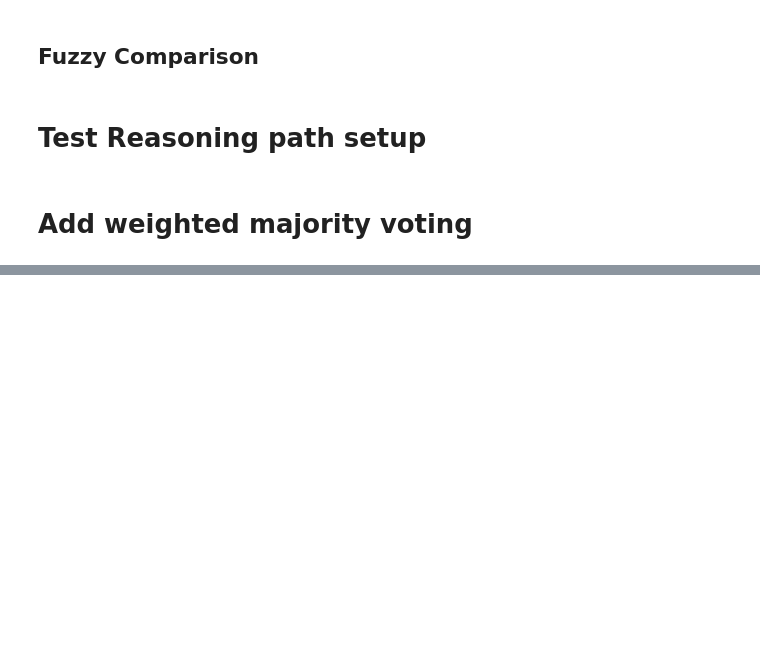
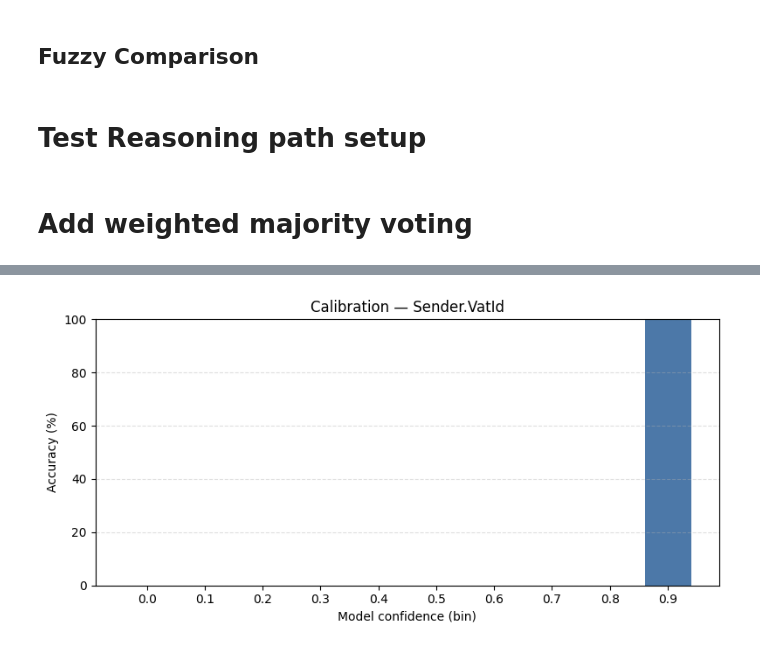
Before and after one commit to blumatix/bludelta-confidence-scores, a Jupyter notebook: Code/LLM-as-a-judge.ipynb, the cells around one changed output, grey strips where cells are left out. Drawn from its saved outputs; the diff is of its cells as text; code cells hidden in the pictures; blank space fills up the shorter version.

```diff
--- a/Code/LLM-as-a-judge.ipynb
+++ b/Code/LLM-as-a-judge.ipynb
@@ -610,0 +615,90 @@ results = await run_invoices_in_folder("../Documents", n_paths=3, max_files=2)
+# %%
+# Calibration plots: confidence bins (x) vs accuracy % (y), one chart per field
+import json
+import math
+from pathlib import Path
+from collections import defaultdict
+
+import matplotlib.pyplot as plt
+
+def _bin_index(c: float) -> int:
+    if c is None:
+        return None
+    c = max(0.0, min(1.0, float(c)))
+    return min(9, int(math.floor(c * 10.0)))
+
+def plot_calibration_for_run(run_dir: str | Path):
+    run_dir = Path(run_dir)
+    assert run_dir.is_dir(), f"Not a directory: {run_dir}"
+
+    # Find all consensus.json under this run (subfolders by ID)
+    consensus_files = sorted(run_dir.glob("*/consensus.json"))
+    assert consensus_files, f"No consensus.json files under {run_dir}"
+
+    # stats[field][bin] -> {"correct": int, "total": int}
+    stats = defaultdict(lambda: defaultdict(lambda: {"correct": 0, "total": 0}))
+
+    for cf in consensus_files:
+        data = json.loads(cf.read_text(encoding="utf-8"))
+        input_path = data.get("input_path")
+        final_answer = data.get("final_answer", {}) or {}
+
+        # Extract plain answer dict and per-field confidence
+        answer_values = {}
+        per_field_conf = {}
+        for field, entry in final_answer.items():
+            if isinstance(entry, dict) and "value" in entry:
+                answer_values[field] = entry.get("value")
+                per_field_conf[field] = entry.get("avg_confidence")
+            else:
+                # Fallback if structure differs
+                answer_values[field] = entry
+                per_field_conf[field] = None
+
+        # Evaluate against ground truth
+        evaluation = compare_with_ground_truth(answer_values, input_path)
+        per_field_eval = evaluation.get("per_field", {})
+
+        for field, triple in per_field_eval.items():
+            try:
+                is_match = bool(triple[0])
+            except Exception:
+                continue
+            conf = per_field_conf.get(field)
+            b = _bin_index(conf)
+            if b is None:
+                continue
+            stats[field][b]["total"] += 1
+            stats[field][b]["correct"] += 1 if is_match else 0
+
+    # Create one bar chart per field
+    for field, bin_counts in stats.items():
+        bins = list(range(10))
+        acc_pct = []
+        for b in bins:
+            c = bin_counts.get(b, {"correct": 0, "total": 0})
+            if c["total"] > 0:
+                acc = 100.0 * c["correct"] / c["total"]
+            else:
+                acc = 0.0
+            acc_pct.append(acc)
+
+        plt.figure(figsize=(8, 4))
+        plt.bar([f"{b/10:.1f}" for b in bins], acc_pct, color="#4C78A8")
+        plt.ylim(0, 100)
+        plt.xlabel("Model confidence (bin)")
+        plt.ylabel("Accuracy (%)")
+        plt.title(f"Calibration — {field}")
+        plt.grid(axis="y", linestyle="--", alpha=0.4)
+
+        # Save next to the run directory
+        out_path = run_dir / f"calibration_{field.replace('.', '_')}.png"
+        plt.tight_layout()
+        plt.savefig(out_path, dpi=150)
+        plt.show()
+        print(f"Saved: {out_path}")
+
+# Example:
+plot_calibration_for_run('../Output/2025-09-11_14-29-31')
+# %% [output]
+[figure, added]
```
Also changed, not shown: parts of 3 cells of this notebook.
